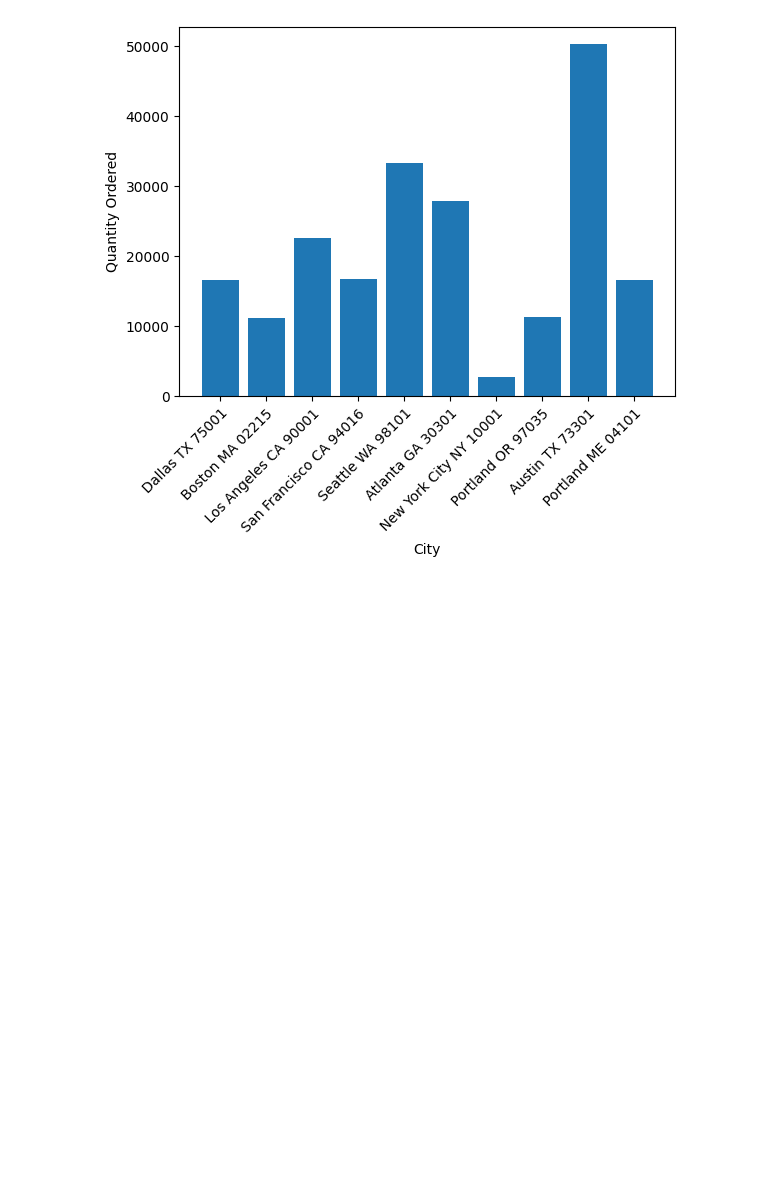
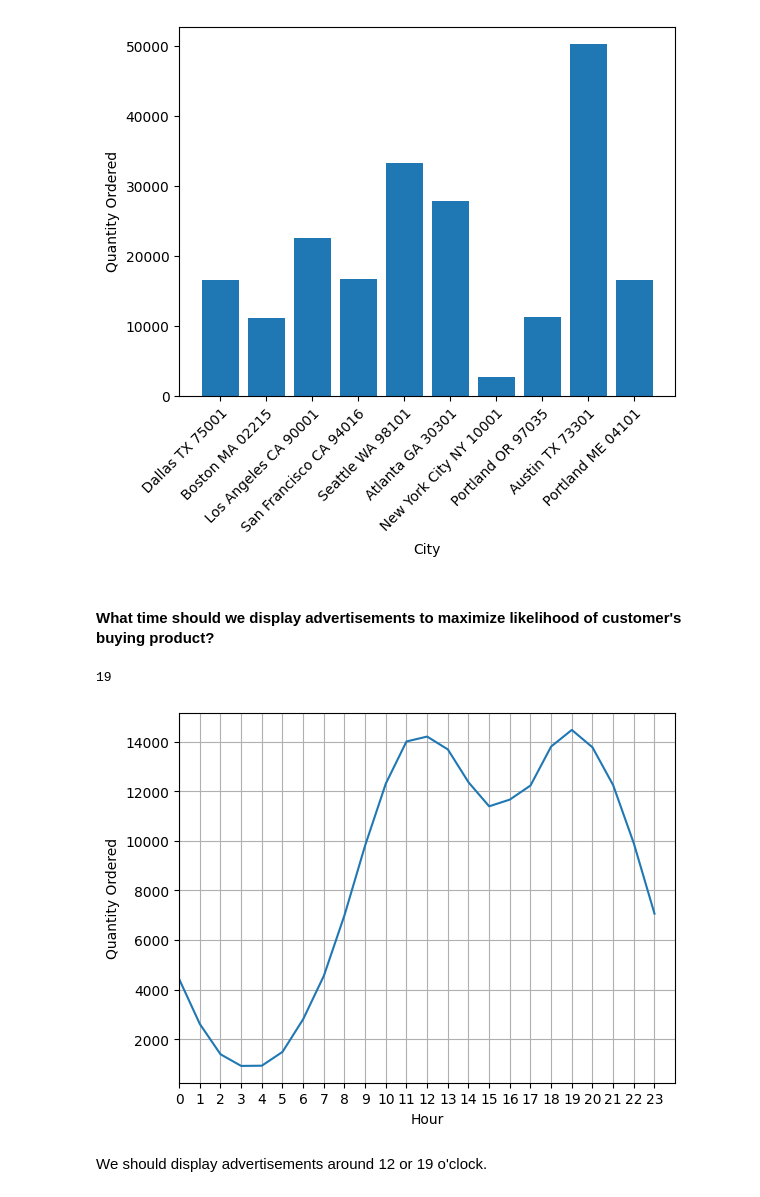
Before and after one commit to Timoth26/Sales-Analysis-training, a Jupyter notebook: SalesAnalysis/MySalesAnalysis.ipynb, the cells around one changed output. Cells and saved outputs as stored; diff of their text form; code cells hidden in the pictures; blank space fills up the shorter version.

```diff
--- a/SalesAnalysis/MySalesAnalysis.ipynb
+++ b/SalesAnalysis/MySalesAnalysis.ipynb
@@ -96,3 +96,27 @@ plt.ylabel('Quantity Ordered')
 plt.show()
 # %% [output]
 [figure]
+# %% [markdown]
+#### What time should we display advertisements to maximize likelihood of customer's buying product?
+# %%
+cleaned_df1['Hour'] = cleaned_df1['Order Date'].dt.hour
+cleaned_df1
+
+hour_sales = cleaned_df1.groupby('Hour').sum(numeric_only=True)
+hour_sales['Quantity Ordered'].idxmax()
+# %% [output]
+19
+# %%
+hours = range(0,24)
+
+plt.ticklabel_format(style='plain')
+plt.plot(hours, hour_sales['Quantity Ordered'])
+plt.xticks(hours)
+plt.xlim([0, 24])
+plt.xlabel('Hour')
+plt.ylabel('Quantity Ordered')
+plt.grid()
+# %% [output]
+[figure, added]
+# %% [markdown]
+We should display advertisements around 12 or 19 o'clock.
```
Also changed, not shown: parts of 3 cells of this notebook.
